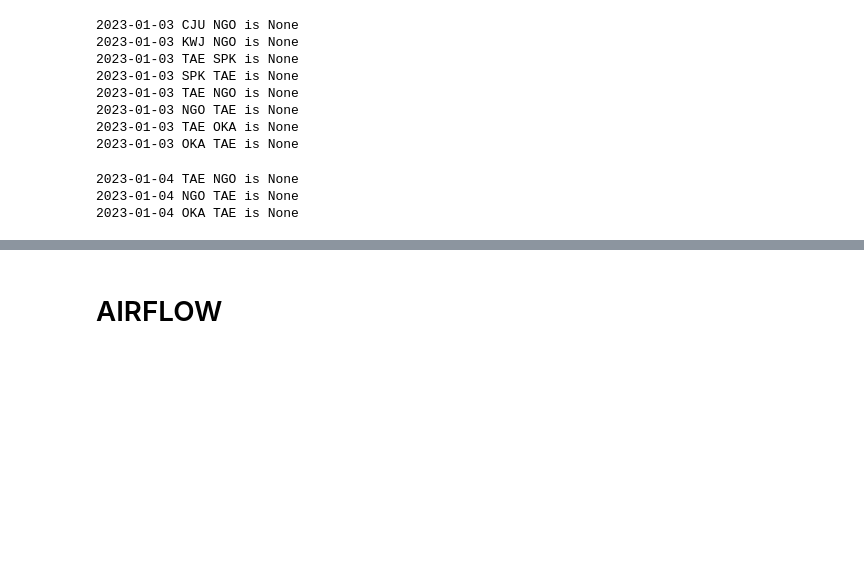
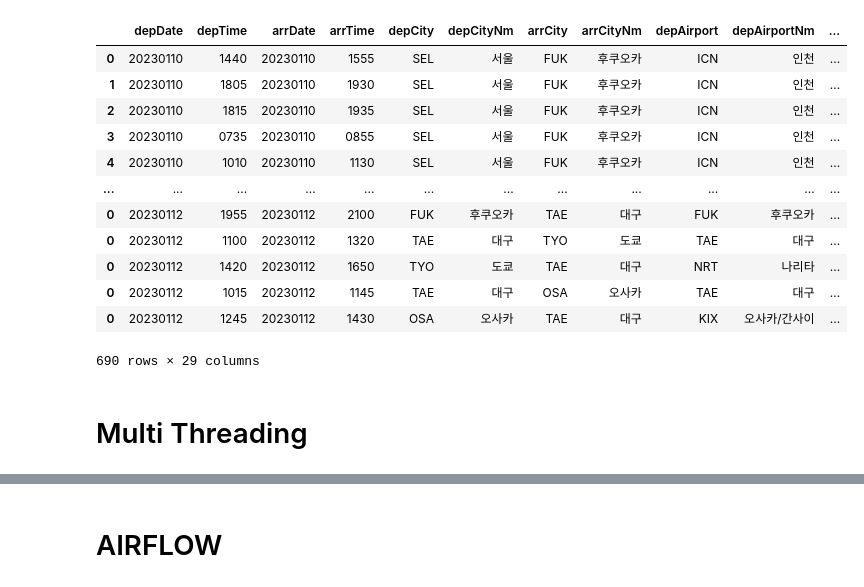
Before and after one commit to louie-iru/airline_ticket_japan, a Jupyter notebook: topas_airlineticket_japan.ipynb, the cells around one changed output, grey strips where cells are left out. Saved outputs shown, nothing was run; the diff lists cells and outputs as text; code cells hidden in the pictures; blank space fills up the shorter version.

Commit message:
multi threading (in editing)

```diff
--- a/topas_airlineticket_japan.ipynb
+++ b/topas_airlineticket_japan.ipynb
@@ -309,7 +307,7 @@ for depart in kor_airpot:
 
 final_df = pd.DataFrame()
 
-for i in trange(1, 3):
+for i in trange(1, 4):
     date = datetime.today() + timedelta(i)
     date = date.strftime('%Y-%m-%d')
 
@@ -320,23 +318,29 @@ for i in trange(1, 3):
         json_data = get_json(date, depart, arrive)
 
         if json_data['totalResult']['criteria'] == None:
-            print(date, depart, arrive, "is None")
+            # print(date, depart, arrive, "is None")
             continue
 
         price_df, routing_df, time_df = get_data(json_data)
         total_df = data_processing(price_df, routing_df, time_df)
 
         final_df = final_df.append(total_df)
-# %% [output]
-2023-01-03 CJU NGO is None
-2023-01-03 KWJ NGO is None
-2023-01-03 TAE SPK is None
-2023-01-03 SPK TAE is None
-2023-01-03 TAE NGO is None
-2023-01-03 NGO TAE is None
-2023-01-03 TAE OKA is None
-2023-01-03 OKA TAE is None
-2023-01-04 TAE NGO is None
-2023-01-04 NGO TAE is None
-2023-01-04 OKA TAE is None
+# %%
+final_df
+# %% [output]
+|  | depDate | depTime | arrDate | arrTime | depCity | depCityNm | arrCity | arrCityNm | depAirport | depAirportNm | ... |
+| 0 | 20230110 | 1440 | 20230110 | 1555 | SEL | 서울 | FUK | 후쿠오카 | ICN | 인천 | ... |
+| 1 | 20230110 | 1805 | 20230110 | 1930 | SEL | 서울 | FUK | 후쿠오카 | ICN | 인천 | ... |
+| 2 | 20230110 | 1815 | 20230110 | 1935 | SEL | 서울 | FUK | 후쿠오카 | ICN | 인천 | ... |
+| 3 | 20230110 | 0735 | 20230110 | 0855 | SEL | 서울 | FUK | 후쿠오카 | ICN | 인천 | ... |
+| 4 | 20230110 | 1010 | 20230110 | 1130 | SEL | 서울 | FUK | 후쿠오카 | ICN | 인천 | ... |
+| ... | ... | ... | ... | ... | ... | ... | ... | ... | ... | ... | ... |
+| 0 | 20230112 | 1955 | 20230112 | 2100 | FUK | 후쿠오카 | TAE | 대구 | FUK | 후쿠오카 | ... |
+| 0 | 20230112 | 1100 | 20230112 | 1320 | TAE | 대구 | TYO | 도쿄 | TAE | 대구 | ... |
+| 0 | 20230112 | 1420 | 20230112 | 1650 | TYO | 도쿄 | TAE | 대구 | NRT | 나리타 | ... |
+| 0 | 20230112 | 1015 | 20230112 | 1145 | TAE | 대구 | OSA | 오사카 | TAE | 대구 | ... |
+| 0 | 20230112 | 1245 | 20230112 | 1430 | OSA | 오사카 | TAE | 대구 | KIX | 오사카/간사이 | ... |
+690 rows × 29 columns
+# %% [markdown]
+# Multi Threading
 # %%
```
Also changed, not shown: parts of 10 cells of this notebook.
